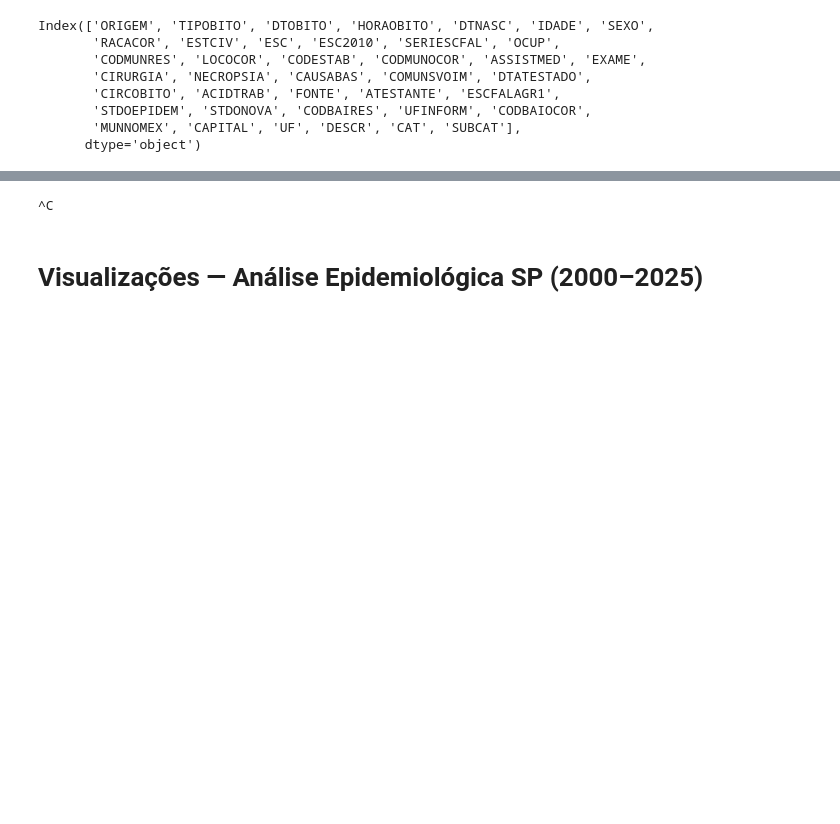
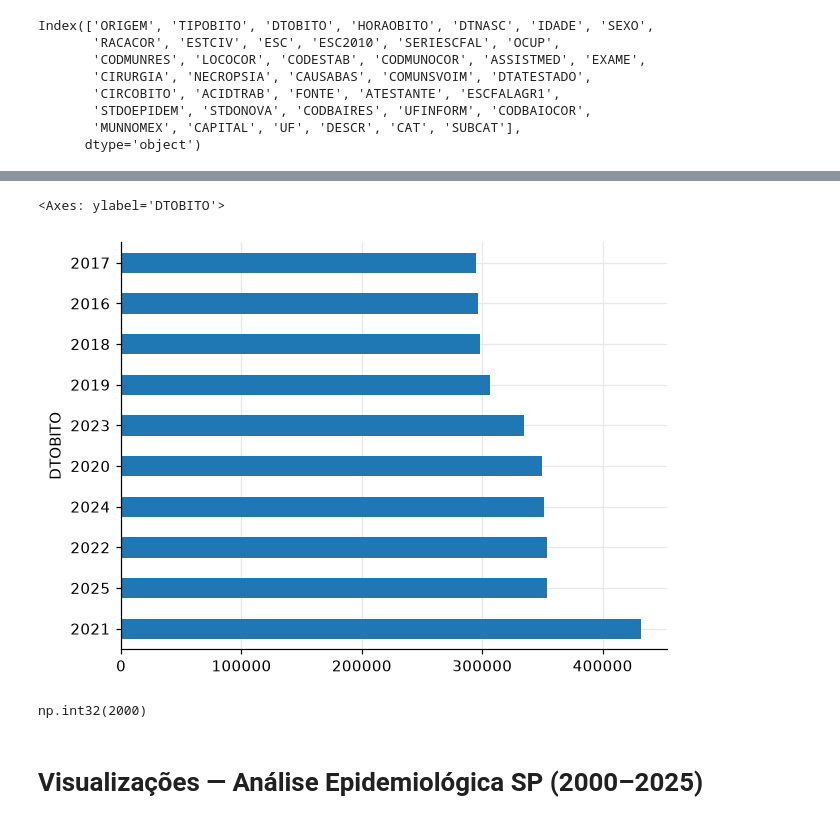
Before and after one commit to thsantferr/TCC_SIM_2-2026, a Jupyter notebook: analise_inicial.ipynb, the cells around one changed output, grey strips where cells are left out. Saved outputs shown, nothing was run; the diff lists cells and outputs as text; code cells hidden in the pictures; blank space fills up the shorter version.

```diff
--- a/analise_inicial.ipynb
+++ b/analise_inicial.ipynb
@@ -634,7 +640,12 @@ df[(df['DTOBITO'].dt.year >= 2020) & (df['DTOBITO'].dt.year <= 2021)]['DESCR']\
 # %%
-!
+df['DTOBITO'].dt.year.value_counts()[0:10].plot.barh()
 # %% [output]
-^C
+<Axes: ylabel='DTOBITO'>
+[figure, added]
+# %%
+df['DTOBITO'].dt.year.min()
+# %% [output]
+np.int32(2000)
 # %% [markdown]
 # Visualizações — Análise Epidemiológica SP (2000–2025)
 # %%
```
Also changed, not shown: parts of 16 cells of this notebook, 1 other file.
